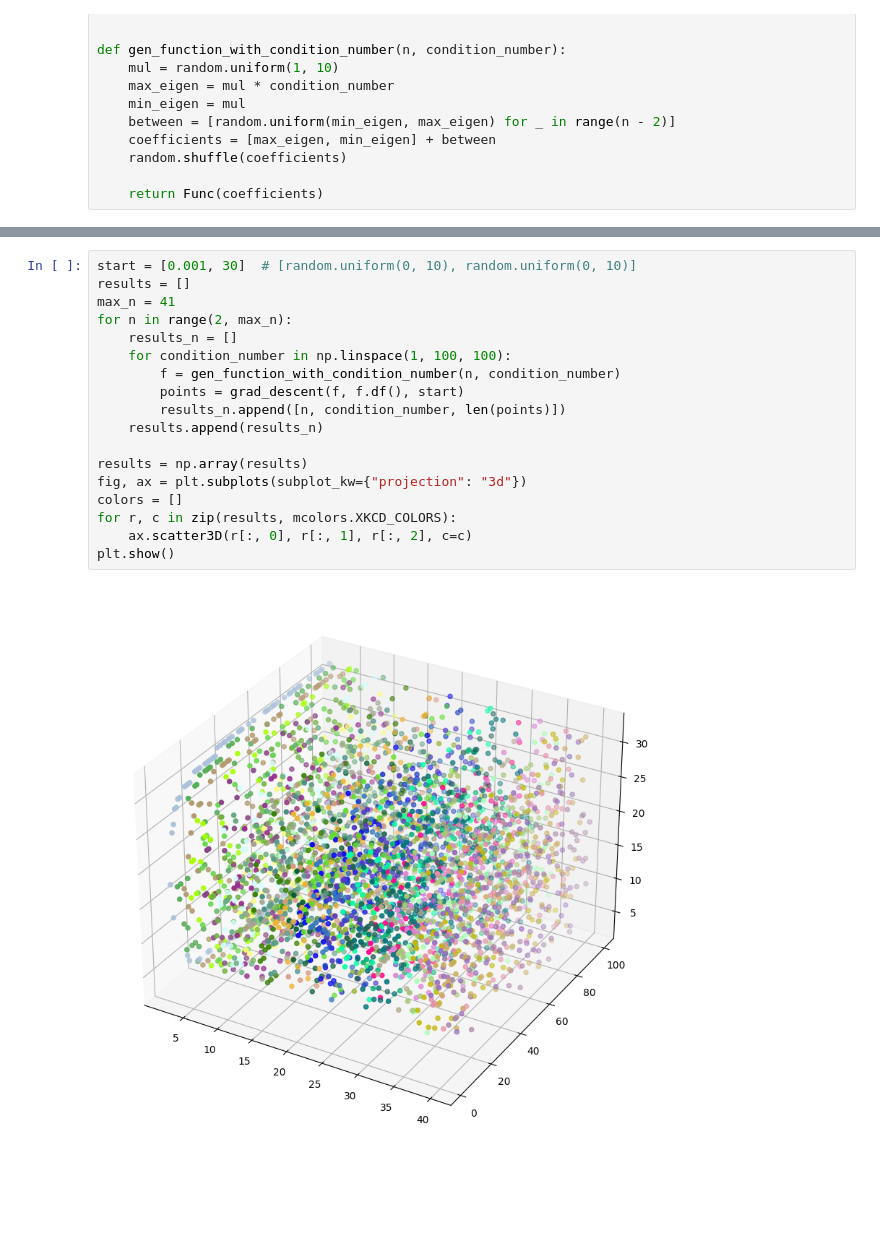
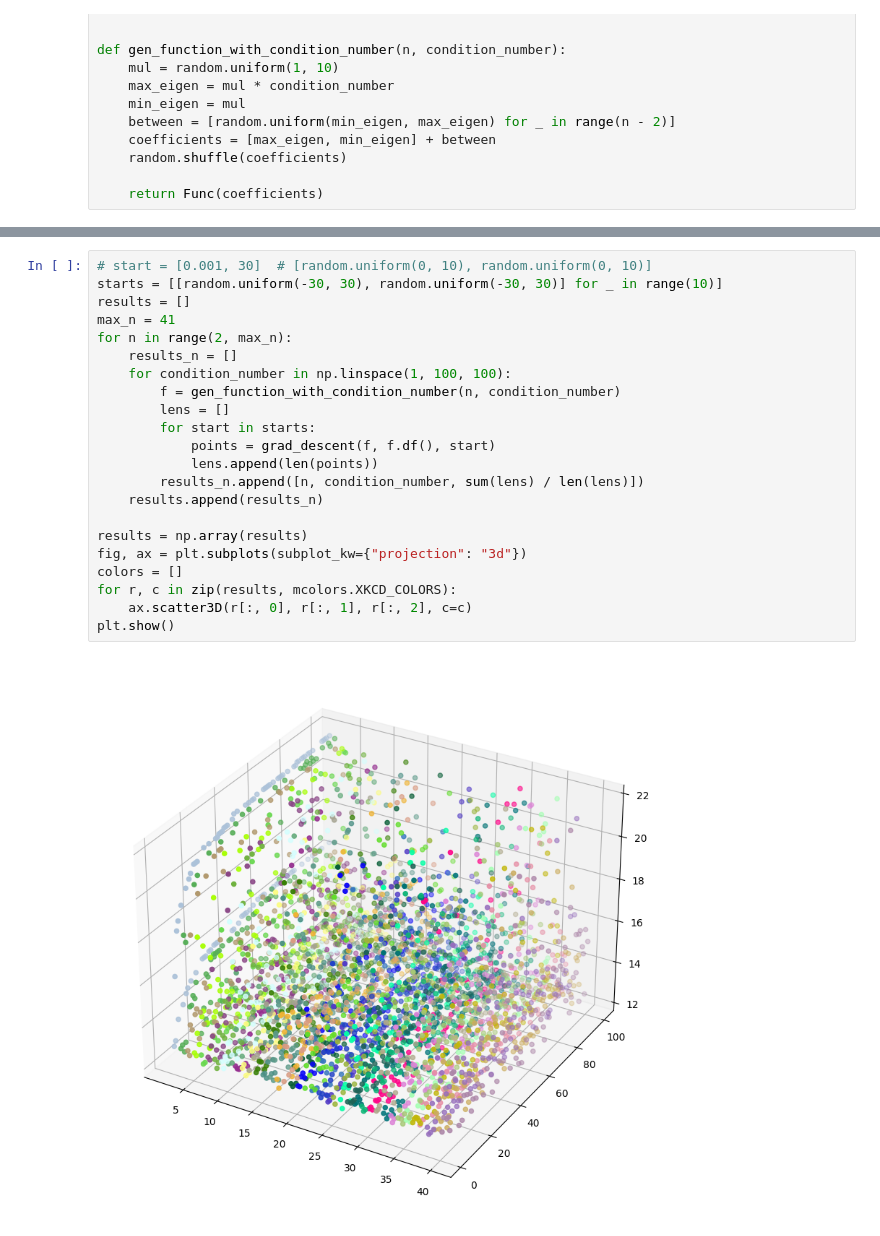
Before and after one commit to ars860/MO, a Jupyter notebook: task_4.ipynb, the cells around one changed output, grey strips where cells are left out. Cells and saved outputs as stored; diff of their text form; blank space fills up the shorter version.

```diff
--- a/task_4.ipynb
+++ b/task_4.ipynb
@@ -43,20 +43,24 @@ plt.show()
 # %%
-start = [0.001, 30]  # [random.uniform(0, 10), random.uniform(0, 10)]
+# start = [0.001, 30]  # [random.uniform(0, 10), random.uniform(0, 10)]
+starts = [[random.uniform(-30, 30), random.uniform(-30, 30)] for _ in range(10)]
 results = []
 max_n = 41
 for n in range(2, max_n):
     results_n = []
     for condition_number in np.linspace(1, 100, 100):
         f = gen_function_with_condition_number(n, condition_number)
-        points = grad_descent(f, f.df(), start)
-        results_n.append([n, condition_number, len(points)])
+        lens = []
+        for start in starts:
+            points = grad_descent(f, f.df(), start)
+            lens.append(len(points))
+        results_n.append([n, condition_number, sum(lens) / len(lens)])
     results.append(results_n)
 
 results = np.array(results)
 fig, ax = plt.subplots(subplot_kw={"projection": "3d"})
 colors = []
 for r, c in zip(results, mcolors.XKCD_COLORS):
     ax.scatter3D(r[:, 0], r[:, 1], r[:, 2], c=c)
 plt.show()
 # %% [output]
-[figure, old version]
+[figure, new version]
```
Also changed, not shown: parts of 7 cells of this notebook, 2 other files.
